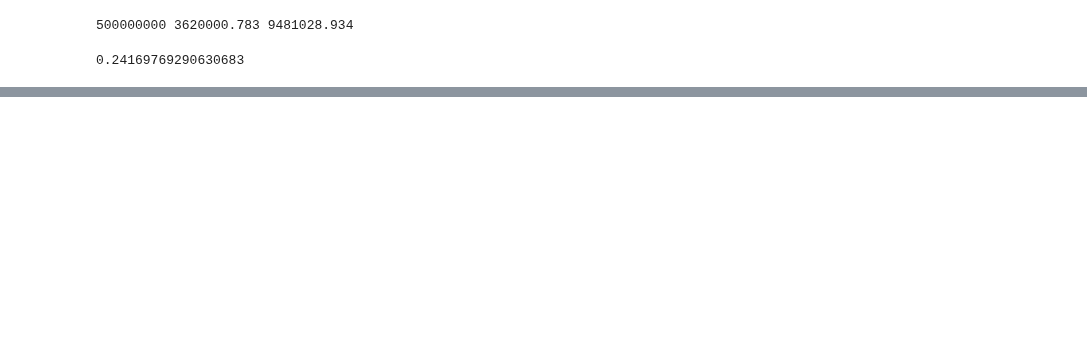
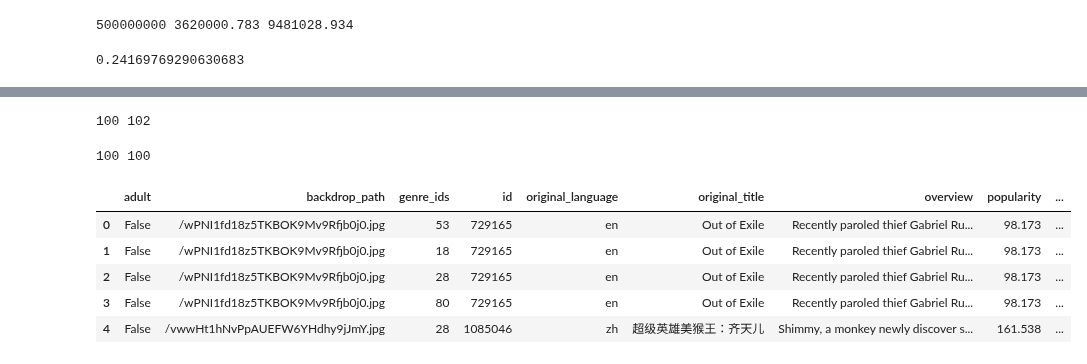
Before and after one commit to SSpindt/AI, a Jupyter notebook: Semester 1/Movies/Movies.ipynb, the cells around one changed output, grey strips where cells are left out. Saved outputs shown, nothing was run; the diff lists cells and outputs as text; code cells hidden in the pictures; blank space fills up the shorter version.

```diff
--- a/Semester 1/Movies/Movies.ipynb
+++ b/Semester 1/Movies/Movies.ipynb
@@ -289,0 +309,19 @@ print(len(action), len(romance))
+# %%
+print(len(action), len(romance))
+action = action[:100]
+romance = romance[:100]
+# %% [output]
+100 102
+# %%
+print(len(action), len(romance))
+# %% [output]
+100 100
+# %%
+action.head()
+# %% [output]
+|  | adult | backdrop_path | genre_ids | id | original_language | original_title | overview | popularity | ... |
+| 0 | False | /wPNI1fd18z5TKBOK9Mv9Rfjb0j0.jpg | 53 | 729165 | en | Out of Exile | Recently paroled thief Gabriel Ru... | 98.173 | ... |
+| 1 | False | /wPNI1fd18z5TKBOK9Mv9Rfjb0j0.jpg | 18 | 729165 | en | Out of Exile | Recently paroled thief Gabriel Ru... | 98.173 | ... |
+| 2 | False | /wPNI1fd18z5TKBOK9Mv9Rfjb0j0.jpg | 28 | 729165 | en | Out of Exile | Recently paroled thief Gabriel Ru... | 98.173 | ... |
+| 3 | False | /wPNI1fd18z5TKBOK9Mv9Rfjb0j0.jpg | 80 | 729165 | en | Out of Exile | Recently paroled thief Gabriel Ru... | 98.173 | ... |
+| 4 | False | /vwwHt1hNvPpAUEFW6YHdhy9jJmY.jpg | 28 | 1085046 | zh | 超级英雄美猴王：齐天儿 | Shimmy, a monkey newly discover s... | 161.538 | ... |
```
Also changed, not shown: parts of 9 cells of this notebook.
